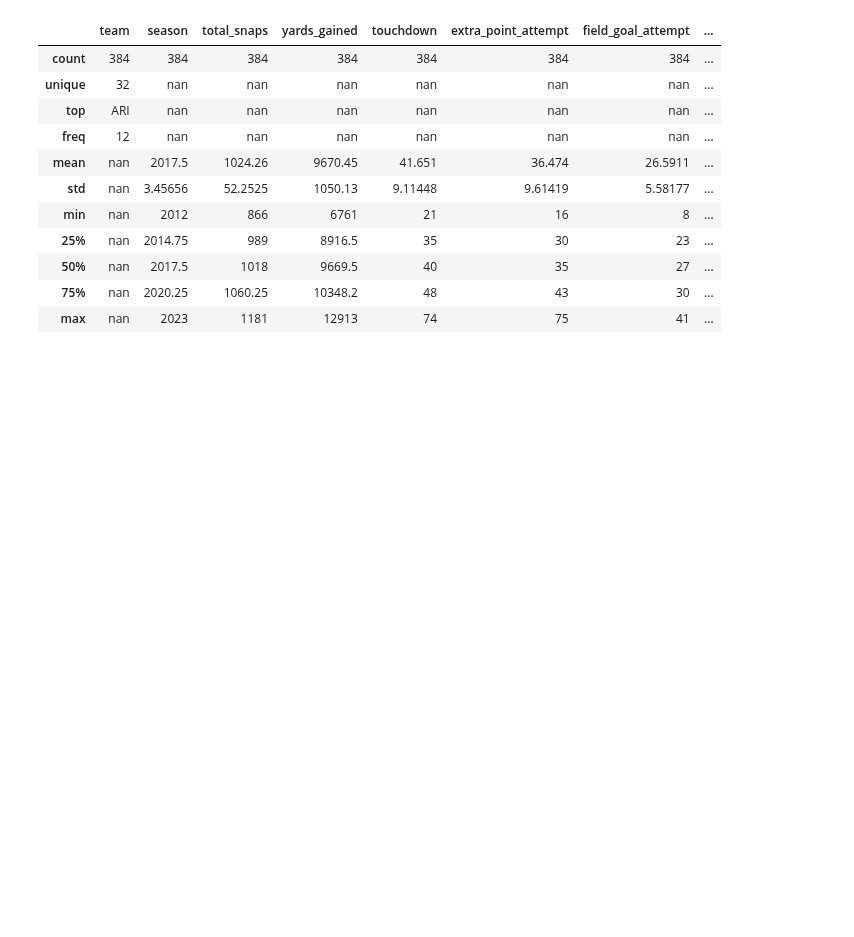
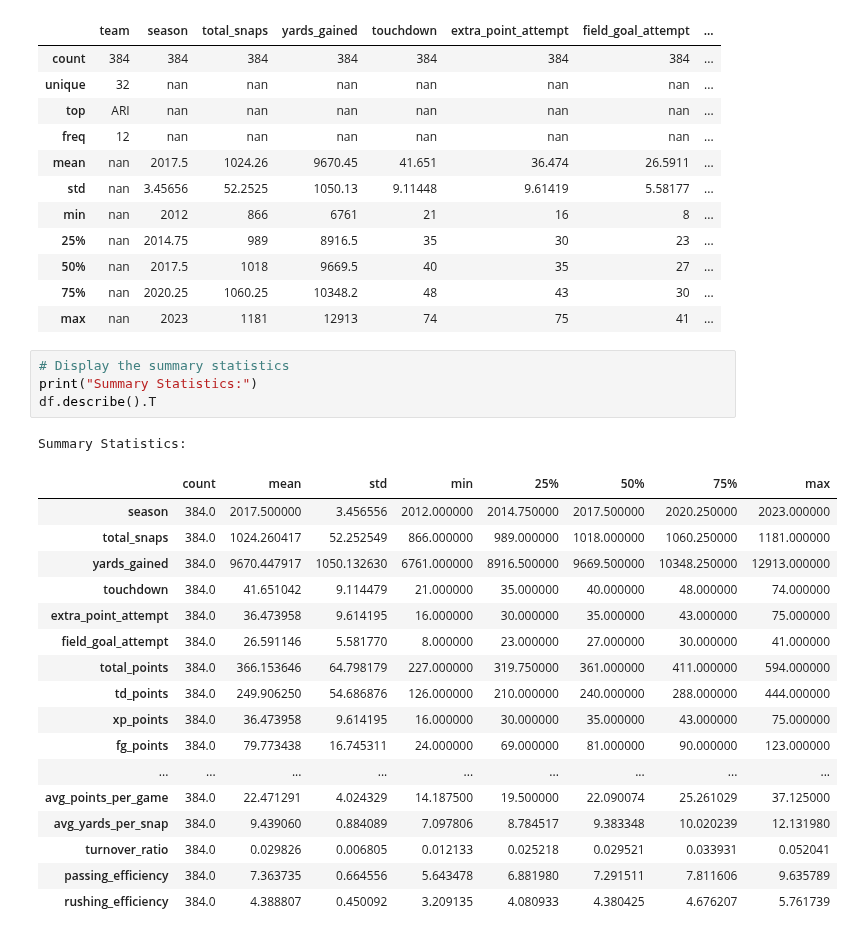
Before and after one commit to kai-ion/Data-602, a Jupyter notebook: Final Project/final_project.ipynb, the cells around one changed output. Drawn from its saved outputs; the diff is of its cells as text; blank space fills up the shorter version.

```diff
--- a/Final Project/final_project.ipynb
+++ b/Final Project/final_project.ipynb
@@ -242,3 +266,26 @@ Summary Statistics:
 | 50% | nan | 2017.5 | 1018 | 9669.5 | 40 | 35 | 27 | ... |
 | 75% | nan | 2020.25 | 1060.25 | 10348.2 | 48 | 43 | 30 | ... |
 | max | nan | 2023 | 1181 | 12913 | 74 | 75 | 41 | ... |
+# %%
+# Display the summary statistics
+print("Summary Statistics:")
+df.describe().T
+# %% [output]
+Summary Statistics:
+|  | count | mean | std | min | 25% | 50% | 75% | max |
+| season | 384.0 | 2017.500000 | 3.456556 | 2012.000000 | 2014.750000 | 2017.500000 | 2020.250000 | 2023.000000 |
+| total_snaps | 384.0 | 1024.260417 | 52.252549 | 866.000000 | 989.000000 | 1018.000000 | 1060.250000 | 1181.000000 |
+| yards_gained | 384.0 | 9670.447917 | 1050.132630 | 6761.000000 | 8916.500000 | 9669.500000 | 10348.250000 | 12913.000000 |
+| touchdown | 384.0 | 41.651042 | 9.114479 | 21.000000 | 35.000000 | 40.000000 | 48.000000 | 74.000000 |
+| extra_point_attempt | 384.0 | 36.473958 | 9.614195 | 16.000000 | 30.000000 | 35.000000 | 43.000000 | 75.000000 |
+| field_goal_attempt | 384.0 | 26.591146 | 5.581770 | 8.000000 | 23.000000 | 27.000000 | 30.000000 | 41.000000 |
+| total_points | 384.0 | 366.153646 | 64.798179 | 227.000000 | 319.750000 | 361.000000 | 411.000000 | 594.000000 |
+| td_points | 384.0 | 249.906250 | 54.686876 | 126.000000 | 210.000000 | 240.000000 | 288.000000 | 444.000000 |
+| xp_points | 384.0 | 36.473958 | 9.614195 | 16.000000 | 30.000000 | 35.000000 | 43.000000 | 75.000000 |
+| fg_points | 384.0 | 79.773438 | 16.745311 | 24.000000 | 69.000000 | 81.000000 | 90.000000 | 123.000000 |
+| ... | ... | ... | ... | ... | ... | ... | ... | ... |
+| avg_points_per_game | 384.0 | 22.471291 | 4.024329 | 14.187500 | 19.500000 | 22.090074 | 25.261029 | 37.125000 |
+| avg_yards_per_snap | 384.0 | 9.439060 | 0.884089 | 7.097806 | 8.784517 | 9.383348 | 10.020239 | 12.131980 |
+| turnover_ratio | 384.0 | 0.029826 | 0.006805 | 0.012133 | 0.025218 | 0.029521 | 0.033931 | 0.052041 |
+| passing_efficiency | 384.0 | 7.363735 | 0.664556 | 5.643478 | 6.881980 | 7.291511 | 7.811606 | 9.635789 |
+| rushing_efficiency | 384.0 | 4.388807 | 0.450092 | 3.209135 | 4.080933 | 4.380425 | 4.676207 | 5.761739 |
```
Also changed, not shown: parts of 7 cells of this notebook, 1 other file.
